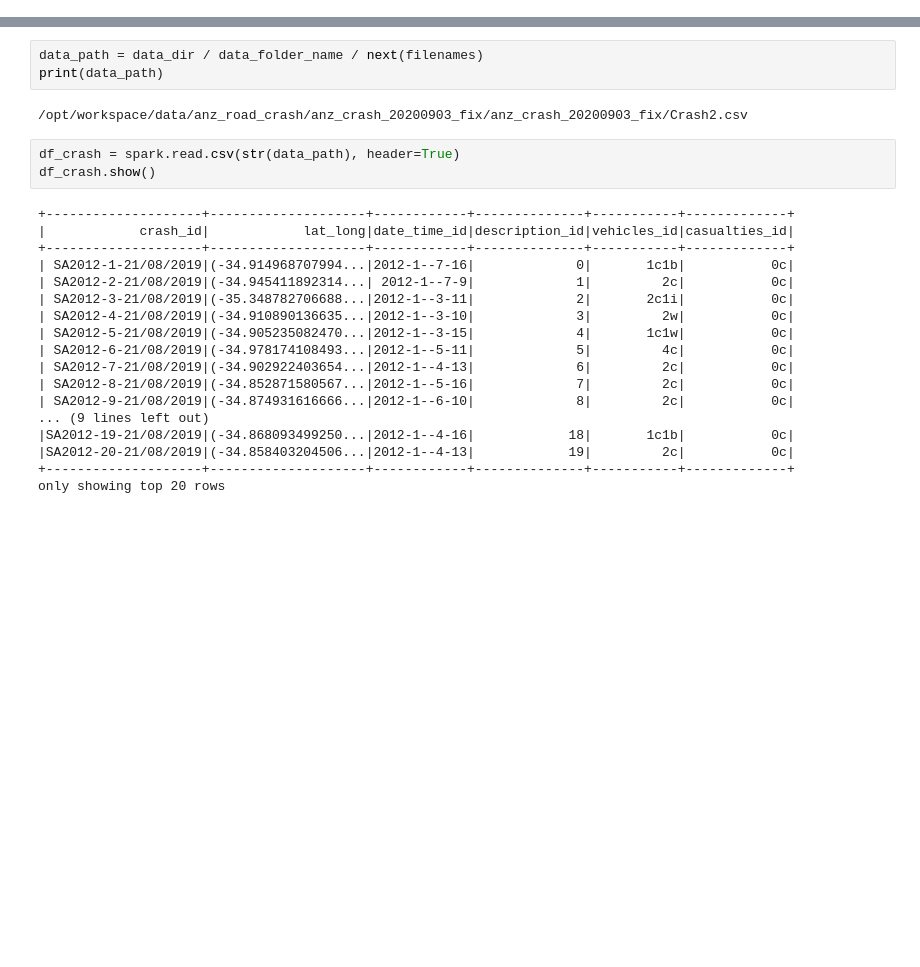
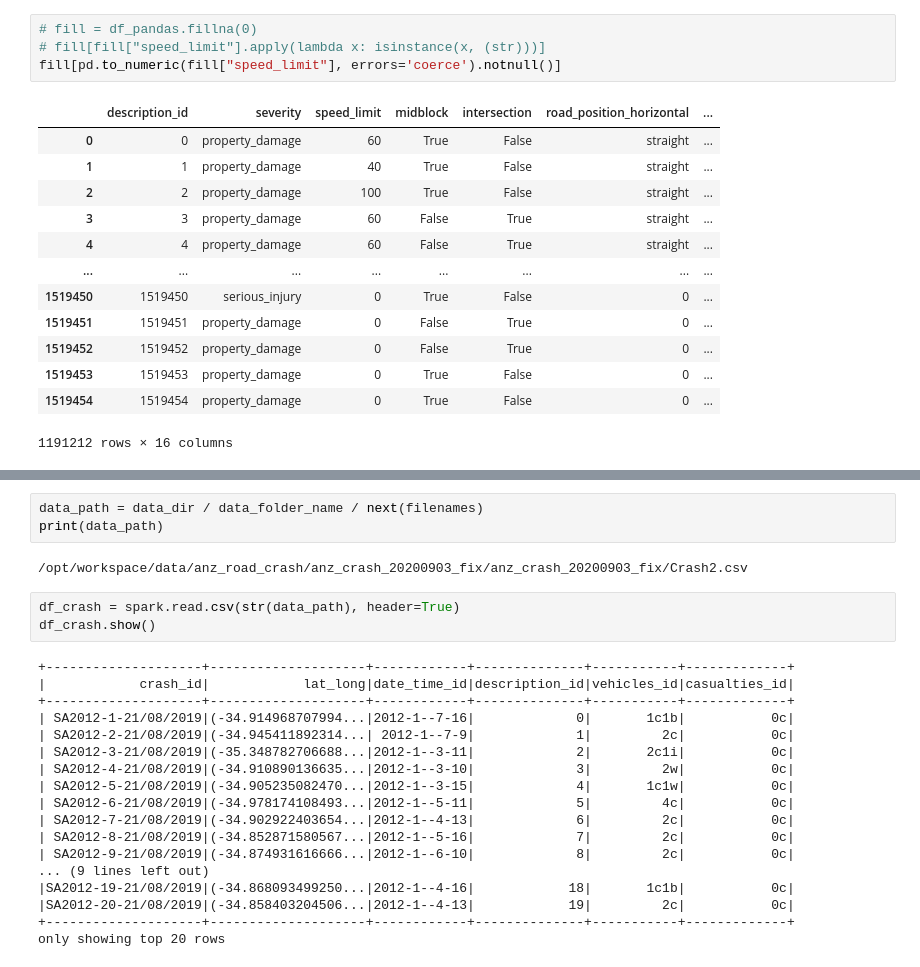
Before and after one commit to vuvuzella/de_zoomcamp_2023, a Jupyter notebook: week_7/notebooks/explore_anz_crash_data.ipynb, the cells around one changed output, grey strips where cells are left out. Saved outputs shown, nothing was run; the diff lists cells and outputs as text; blank space fills up the shorter version.

```diff
--- a/week_7/notebooks/explore_anz_crash_data.ipynb
+++ b/week_7/notebooks/explore_anz_crash_data.ipynb
@@ -38,0 +93,18 @@ print(data_path)
+# %%
+# fill = df_pandas.fillna(0)
+# fill[fill["speed_limit"].apply(lambda x: isinstance(x, (str)))]
+fill[pd.to_numeric(fill["speed_limit"], errors='coerce').notnull()]
+# %% [output]
+|  | description_id | severity | speed_limit | midblock | intersection | road_position_horizontal | ... |
+| 0 | 0 | property_damage | 60 | True | False | straight | ... |
+| 1 | 1 | property_damage | 40 | True | False | straight | ... |
+| 2 | 2 | property_damage | 100 | True | False | straight | ... |
+| 3 | 3 | property_damage | 60 | False | True | straight | ... |
+| 4 | 4 | property_damage | 60 | False | True | straight | ... |
+| ... | ... | ... | ... | ... | ... | ... | ... |
+| 1519450 | 1519450 | serious_injury | 0 | True | False | 0 | ... |
+| 1519451 | 1519451 | property_damage | 0 | False | True | 0 | ... |
+| 1519452 | 1519452 | property_damage | 0 | False | True | 0 | ... |
+| 1519453 | 1519453 | property_damage | 0 | True | False | 0 | ... |
+| 1519454 | 1519454 | property_damage | 0 | True | False | 0 | ... |
+1191212 rows × 16 columns
```
Also changed, not shown: parts of 20 cells of this notebook, 3 other files.
